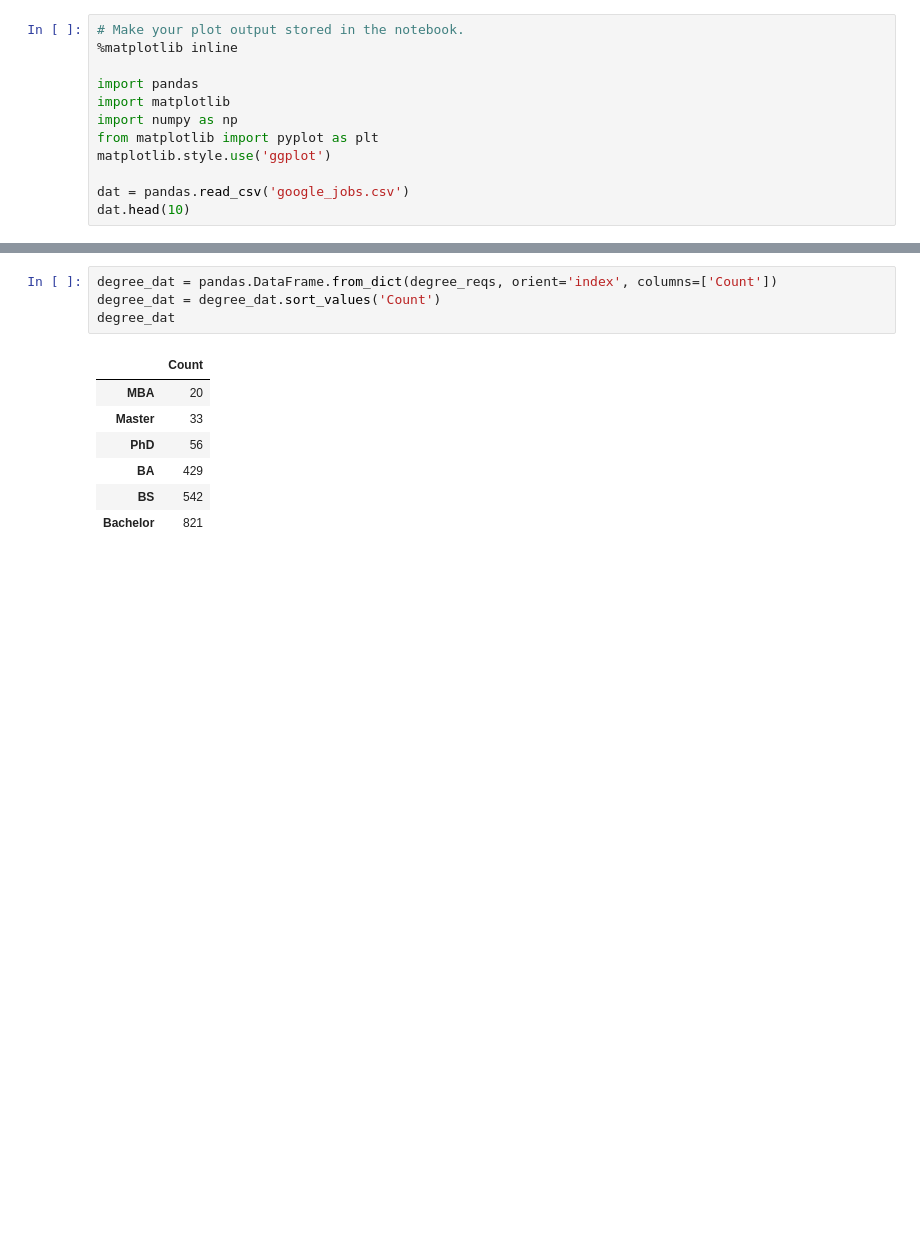
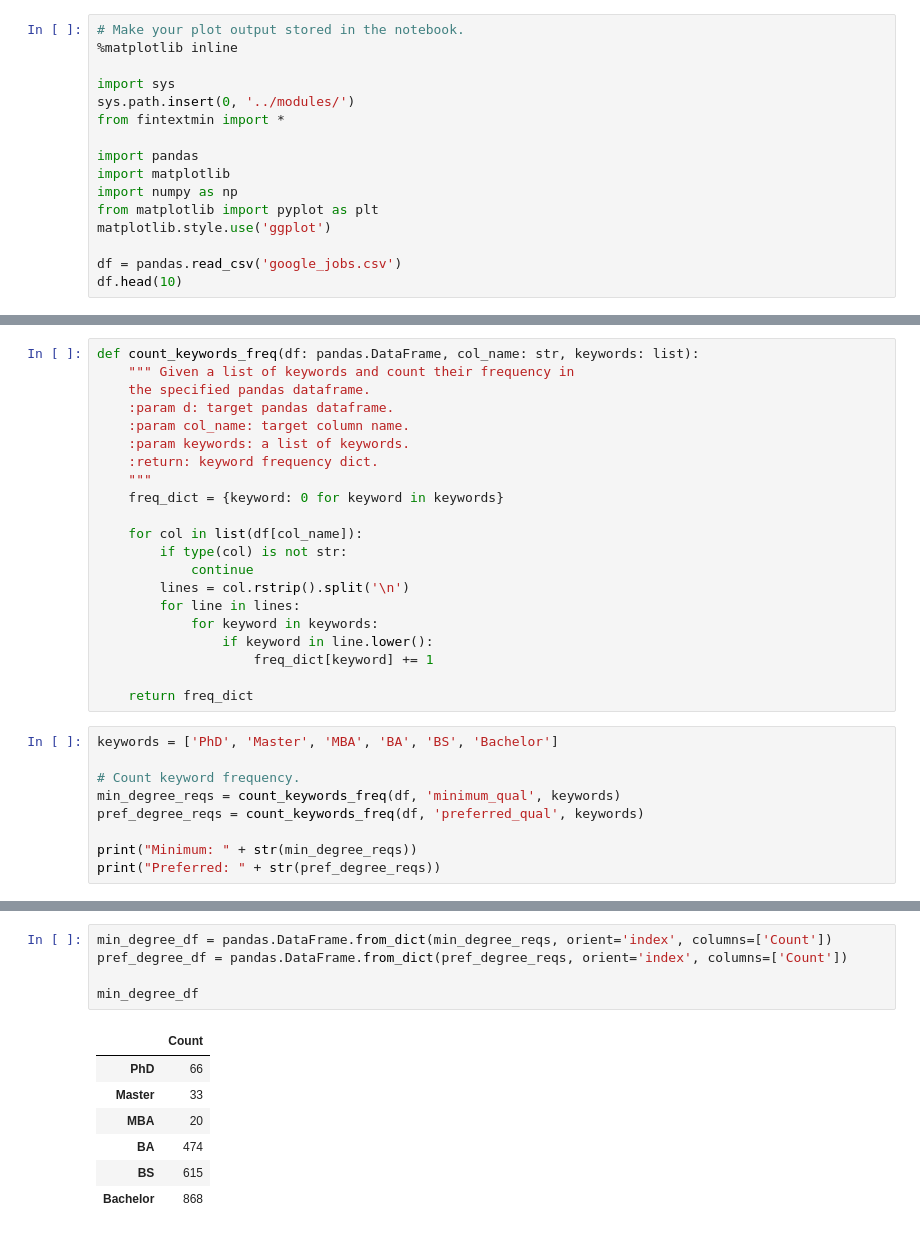
Before and after one commit to aesophor/DataScience, a Jupyter notebook: 05-Final-Project/Analyzing Google Career and Skills.ipynb, the cells around one changed output, grey strips where cells are left out. Cells and saved outputs as stored; diff of their text form; blank space fills up the shorter version.

```diff
--- a/05-Final-Project/Analyzing Google Career and Skills.ipynb
+++ b/05-Final-Project/Analyzing Google Career and Skills.ipynb
@@ -3,6 +4,10 @@
 # %%
 # Make your plot output stored in the notebook.
 %matplotlib inline
+
+import sys
+sys.path.insert(0, '../modules/')
+from fintextmin import *
 
 import pandas
 import matplotlib
@@ -10,6 +15,6 @@ import numpy as np
 from matplotlib import pyplot as plt
 matplotlib.style.use('ggplot')
 
-dat = pandas.read_csv('google_jobs.csv')
-dat.head(10)
+df = pandas.read_csv('google_jobs.csv')
+df.head(10)
 # %% [output]
@@ -49,0 +34,30 @@ degree_reqs = dict(sorted(degree_reqs.items(), key=lambda kv: kv[1]))
+# %%
+def count_keywords_freq(df: pandas.DataFrame, col_name: str, keywords: list):
+    """ Given a list of keywords and count their frequency in
+    the specified pandas dataframe.
+    :param d: target pandas dataframe.
+    :param col_name: target column name.
+    :param keywords: a list of keywords.
+    :return: keyword frequency dict.
+    """
+    freq_dict = {keyword: 0 for keyword in keywords}
+
+    for col in list(df[col_name]):
+        if type(col) is not str:
+            continue
+        lines = col.rstrip().split('\n')
+        for line in lines:
+            for keyword in keywords:
+                if keyword in line.lower():
+                    freq_dict[keyword] += 1
+
+    return freq_dict
+# %%
+keywords = ['PhD', 'Master', 'MBA', 'BA', 'BS', 'Bachelor']
+
+# Count keyword frequency.
+min_degree_reqs = count_keywords_freq(df, 'minimum_qual', keywords)
+pref_degree_reqs = count_keywords_freq(df, 'preferred_qual', keywords)
+
+print("Minimum: " + str(min_degree_reqs))
+print("Preferred: " + str(pref_degree_reqs))
@@ -50,12 +67,13 @@ degree_reqs = dict(sorted(degree_reqs.items(), key=lambda kv: kv[1]))
 # %%
-degree_dat = pandas.DataFrame.from_dict(degree_reqs, orient='index', columns=['Count'])
-degree_dat = degree_dat.sort_values('Count')
-degree_dat
+min_degree_df = pandas.DataFrame.from_dict(min_degree_reqs, orient='index', columns=['Count'])
+pref_degree_df = pandas.DataFrame.from_dict(pref_degree_reqs, orient='index', columns=['Count'])
+
+min_degree_df
 # %% [output]
 |  | Count |
+| PhD | 66 |
+| Master | 33 |
 | MBA | 20 |
-| Master | 33 |
-| PhD | 56 |
-| BA | 429 |
-| BS | 542 |
-| Bachelor | 821 |
+| BA | 474 |
+| BS | 615 |
+| Bachelor | 868 |
```
Also changed, not shown: parts of 36 cells of this notebook, 1 other file.
